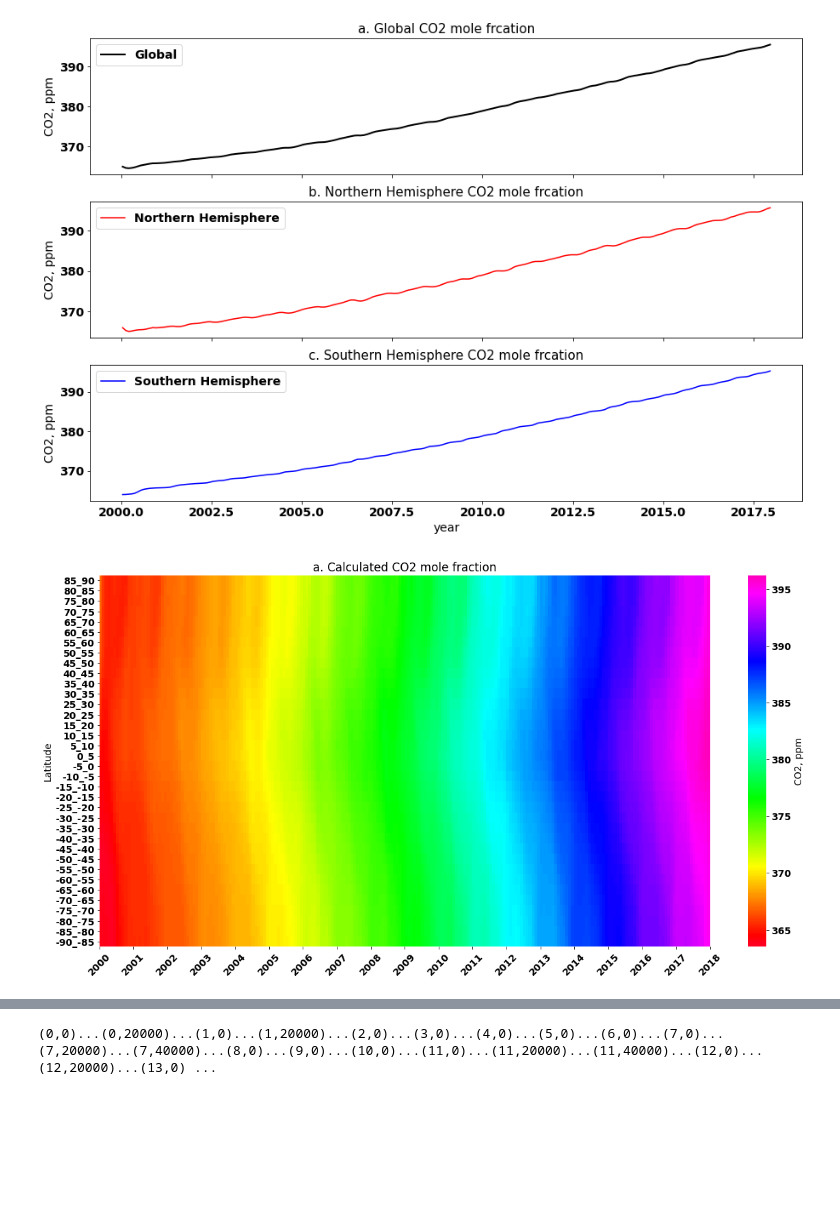
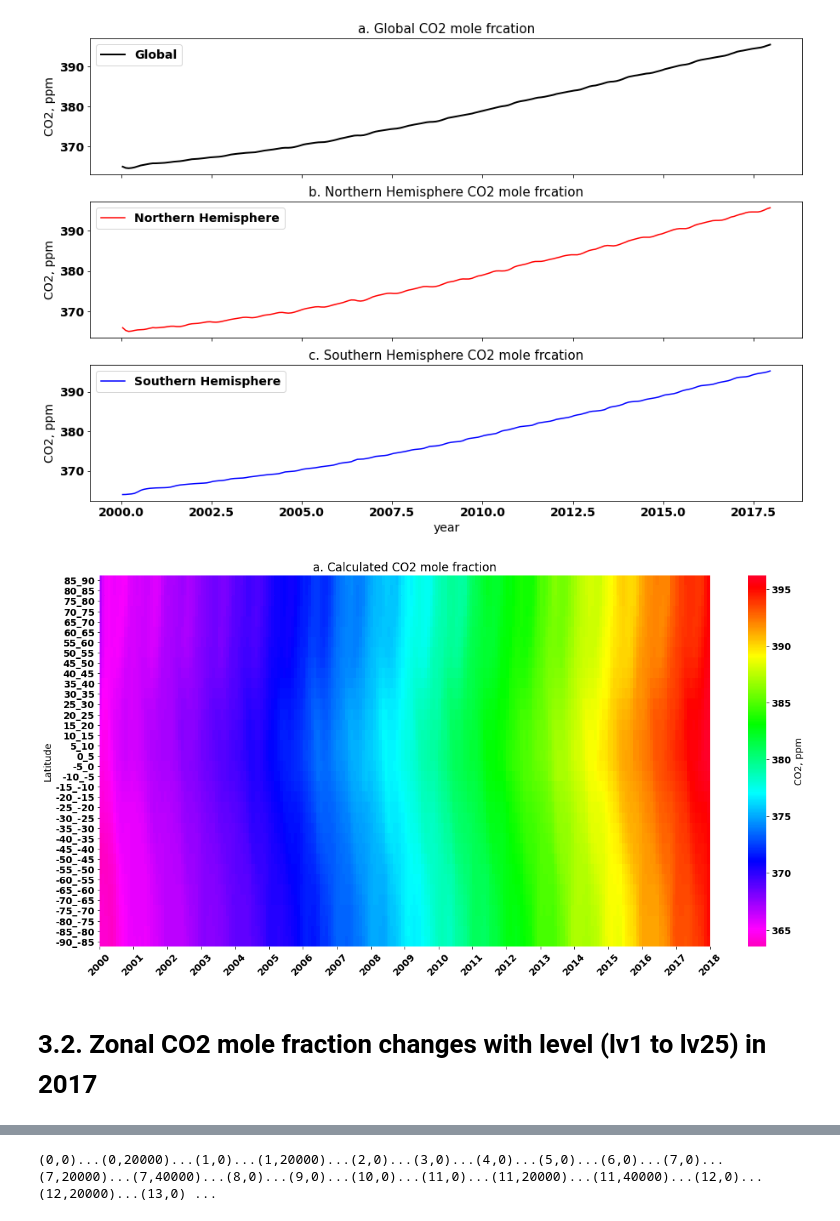
Before and after one commit to ZWsourcecode/co2, a Jupyter notebook: code/plot_co2mass.ipynb, the cells around one changed output, grey strips where cells are left out. Saved outputs shown, nothing was run; the diff lists cells and outputs as text; code cells hidden in the pictures; blank space fills up the shorter version.

```diff
--- a/code/plot_co2mass.ipynb
+++ b/code/plot_co2mass.ipynb
@@ -265,7 +271,7 @@ fig,axis = plt.subplots( nrows=2, ncols=1, figsize = (15,15))
 cmap=plt.get_cmap("gist_rainbow_r")
 
 for i in range(25):
-    ax1.plot(x_decimalyear,df_co2mass_levels.iloc[i,:], label = "level_"+str(i+1), color=cmap(i/25))
+    ax1.plot(x_decimalyear,df_co2mass_levels.iloc[i,:], label = "lv"+str(i+1), color=cmap(i/25))
 ax1.legend(ncol=5)
 ax1.set_xlabel("year")
 ax1.set_ylabel("CO2 mass, Gt")
@@ -281,5 +287,8 @@ ax2.set_xlim([0,300])
 ax2.xaxis.grid(True, linestyle='--', which='major',
                    color='grey', alpha=.25)
 ax2.set_title("b. average CO2 mass at 25 levels over 2000-2017")
+yticklabels = [item.get_text() for item in ax2.get_yticklabels()]
+yticklabels = [yticklabels[i] + "("+ level_height_label[i] + ")" for i in range(len(yticklabels))]
+ax2.set_yticklabels(yticklabels)
 autolabel(rects, ax2, addition=["  ("+level_alt_label[i]+")" for i in range(len(level_alt_label))], away=35, direction=1)
 # %% [output]
@@ -393,7 +402,7 @@ arr_cmass_2d = np.sum(arr_cmass_4d,(2,3))
 # C mass in all levels
 df_cmass_levels = pd.DataFrame(arr_cmass_2d.T)
 df_cmass_levels.columns = [d.strftime('%Y-%m-%d') for d in df_datetime["date"]]
-df_cmass_levels.index = ["level_"+ str(i) for i in range(1,26)]
+df_cmass_levels.index = ["lv"+ str(i) for i in range(1,26)]
 df_cmass_levels_annual = df_cmass_levels[:].T
 df_cmass_levels_annual["year"] = df_datetime.date.dt.year.tolist()
 df_cmass_levels_annual.groupby(["year"]).mean().T
@@ -426,7 +435,7 @@ fig,axis = plt.subplots( nrows=2, ncols=1, figsize = (15,15))
 cmap=plt.get_cmap("gist_rainbow_r")
 
 for i in range(25):
-    ax1.plot(x_decimalyear,df_cmass_levels.iloc[i,:], label = "level_"+str(i+1), color=cmap(i/25))
+    ax1.plot(x_decimalyear,df_cmass_levels.iloc[i,:], label = "lv"+str(i+1), color=cmap(i/25))
 ax1.legend(ncol=5)
 ax1.set_xlabel("year")
 ax1.set_ylabel("C mass, Gt")
@@ -442,5 +451,8 @@ ax2.set_xlim([0,150])
 ax2.xaxis.grid(True, linestyle='--', which='major',
                    color='grey', alpha=.25)
 ax2.set_title("b. average C mass at 25 levels over 2000-2017")
+yticklabels = [item.get_text() for item in ax2.get_yticklabels()]
+yticklabels = [yticklabels[i] + "("+ level_height_label[i] + ")" for i in range(len(yticklabels))]
+ax2.set_yticklabels(yticklabels)
 autolabel(rects, ax2, addition=["    ("+level_alt_label[i]+")" for i in range(len(level_alt_label))], away=35, direction=1)
 # %% [output]
@@ -466,16 +478,33 @@ arr_v_4d = arr_s_4d * arr_gphdiff_4d/1000
 arr_v_3d = np.sum(arr_v_4d,axis=1)
 arr_co2ppm_3d = np.sum(arr_v_4d*arr_co2ppm_4d,axis=1)/arr_v_3d
 
+arr_v_3d_lv1_3 = np.sum(arr_v_4d[:,0:3,],axis=1)
+arr_co2ppm_3d_lv1_3 = np.sum(arr_v_4d[:,0:3,]*arr_co2ppm_4d[:,0:3,],axis=1)/arr_v_3d_lv1_3
+
+
 # make 2D dataframe lon, lat, month1 ... monthn
 lat = pd.DataFrame(np.repeat(np.arange(89.5,-90,-1),360))
 lon = pd.DataFrame(np.tile(np.arange(-179.5,180,1),(180,1)).flatten())
 df_co2ppm = pd.concat([lon,lat], axis=1)
+df_co2ppm_lv1_3 = pd.concat([lon,lat], axis=1)
 
 for mon in range(arr_co2ppm_3d.shape[0]):
     temp_onemonth = arr_co2ppm_3d[mon].flatten()
     df_co2ppm = pd.concat([df_co2ppm, pd.DataFrame(temp_onemonth)],axis=1)
 
+    temp_onemonth = arr_co2ppm_3d_lv1_3[mon].flatten()
+    df_co2ppm_lv1_3 = pd.concat([df_co2ppm_lv1_3, pd.DataFrame(temp_onemonth)],axis=1)
+
 df_co2ppm.columns = ["lon", "lat"] + [d.strftime('%Y-%m-%d') for d in df_datetime["date"]]
+df_co2ppm_lv1_3.columns = ["lon", "lat"] + [d.strftime('%Y-%m-%d') for d in df_datetime["date"]]
+
+# global, NH and SH CO2 mole fraction, the unit is ppm, first 3 levels
+global_co2ppm = df_co2ppm_lv1_3.iloc[:,2:].mean()
+NH_co2ppm = df_co2ppm_lv1_3[df_co2ppm_lv1_3.lat>0].iloc[:,2:].mean()
+SH_co2ppm = df_co2ppm_lv1_3[df_co2ppm_lv1_3.lat<=0].iloc[:,2:].mean()
+co2ppm_annual_lv1_3 = pd.concat([global_co2ppm,NH_co2ppm,SH_co2ppm],axis=1)
+co2ppm_annual_lv1_3.columns = ["global_co2ppm","NH_co2ppm","SH_co2ppm"]
+co2ppm_annual_lv1_3["year"] = df_datetime.date.dt.year.tolist()
 
 # global, NH and SH CO2 mole fraction, the unit is ppm
 global_co2ppm = df_co2ppm.iloc[:,2:].mean()
@@ -524,32 +560,35 @@ ax3.set_title("c. Southern Hemisphere CO2 mole frcation",fontsize=15);
 # %%
 # Plot CO2 mole fraction zonal map
 zonal_deg = 5
 lat_range = range(-90,90,zonal_deg)
 df_zonal_cal = pd.DataFrame()
 
 for i in lat_range:
     lat_id = (i < df_co2ppm.lat) & (df_co2ppm.lat<= i+zonal_deg)
     temp_cal = df_co2ppm.loc[lat_id,:]
     df_zonal_cal = pd.concat([df_zonal_cal,  pd.DataFrame(temp_cal.iloc[:,2:].mean()).T] )
 
 df_zonal_cal["lat"] = [str(i) + "_" + str(i+zonal_deg)  for i in lat_range]
 cols_new = df_zonal_cal.columns.to_list()
 cols_new = cols_new[-1:] + cols_new[:-1]
 df_zonal_cal = df_zonal_cal.loc[:,cols_new]
 df_zonal_cal = df_zonal_cal.iloc[::-1]
 df_zonal_cal = df_zonal_cal.set_index(["lat"])
 
 # plot
 xticks = [i for i in range(0, df_zonal_cal.shape[1]+12, 12)]
 xticklabels = [i for i in range(2000,2019)]
 
 # sns.set(font_scale=1.4)
 fig = plt.figure(figsize=[20,10])
 # ax1 = plt.axis()
-g = sns.heatmap(df_zonal_cal, cmap=plt.get_cmap("gist_rainbow"), cbar_kws={'label': 'CO2, ppm'})
+g = sns.heatmap(df_zonal_cal, cmap=plt.get_cmap("gist_rainbow_r"), cbar_kws={'label': 'CO2, ppm'})
 g.set_ylabel("Latitude")
 g.set_xticks(xticks)
 g.set_xticklabels(xticklabels,rotation=45)
 g.set_title("a. Calculated CO2 mole fraction");
 # %% [output]
-[figure, old version]
+[figure, new version]
+# %% [markdown]
+<a name="co2_molefraction_level"></a>
+# 3.2. Zonal CO2 mole fraction changes with level (lv1 to lv25) in 2017
```
Also changed, not shown: parts of 20 cells of this notebook.
